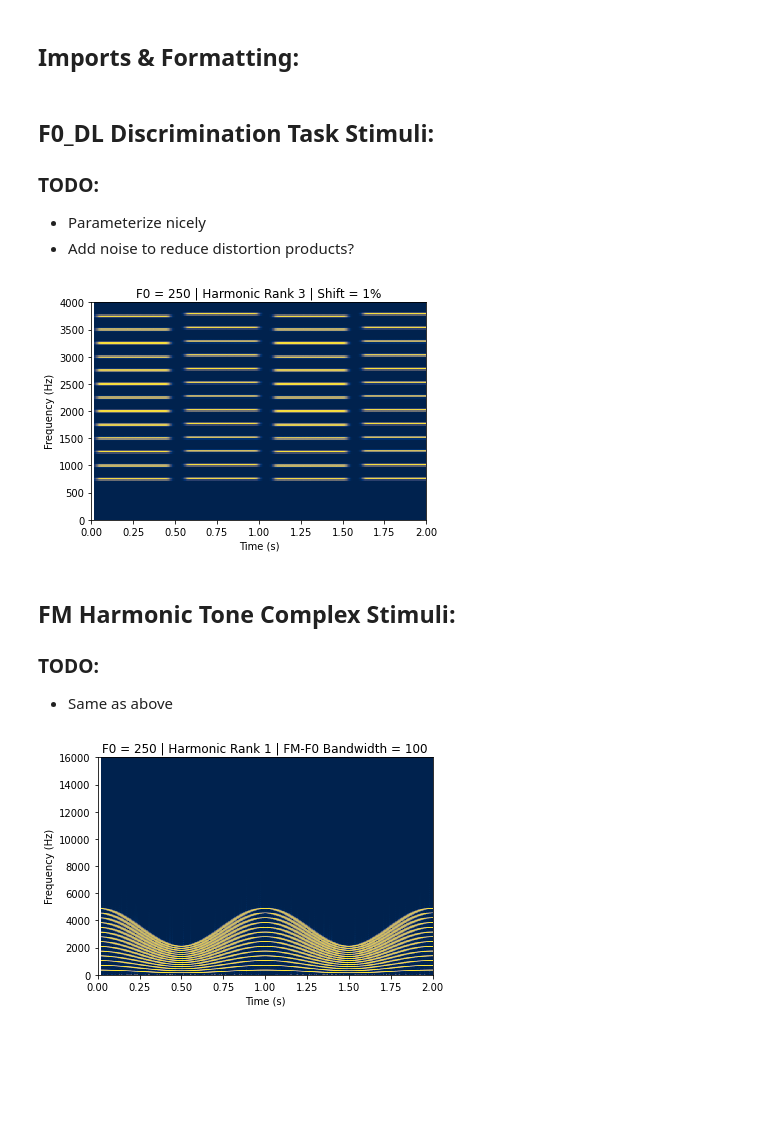
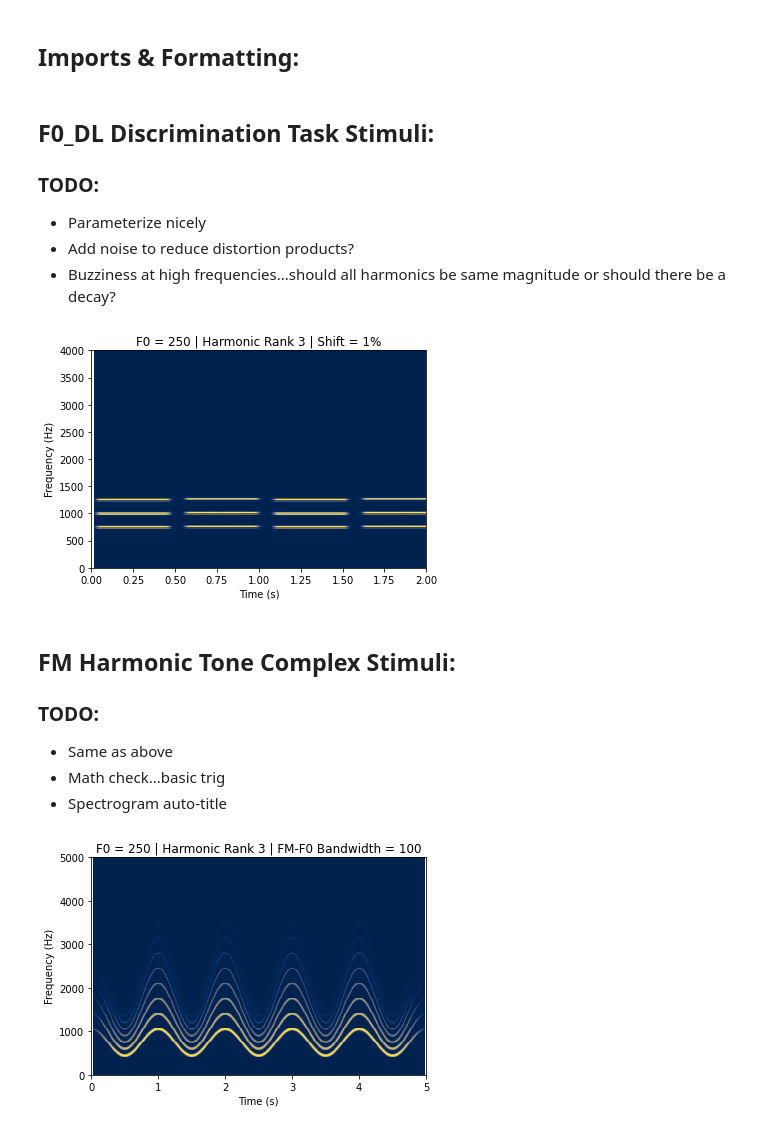
Before and after one commit to sivaprakasaman/Python_Coding_Toolbox, a Jupyter notebook: signal_processing/pitch/Pitch_Stimuli_Scratch.ipynb, the cells around one changed output. Drawn from its saved outputs; the diff is of its cells as text; code cells hidden in the pictures; blank space fills up the shorter version.

Commit message:
fixed FM stimulus error,max harmonic number was one short too.

```diff
--- a/signal_processing/pitch/Pitch_Stimuli_Scratch.ipynb
+++ b/signal_processing/pitch/Pitch_Stimuli_Scratch.ipynb
@@ -23,23 +23,26 @@ HTML('<style>{}</style>'.format(CSS))
 ### TODO:
    - Parameterize nicely
    - Add noise to reduce distortion products?
+   - Buzziness at high frequencies...should all harmonics be same magnitude or should there be a decay?
 # %%
 F0 = 250;
 shift = 0.01;
 harm_rank = 3;
-tot_harm = 16;
+tot_harm = 5;
 
 fs = 44100
-atten = 0.75;
+atten = 0.2;
 spacing = .03;
 dur_sec = .5;
 ramp_dur = 0.2;
 
 ###################################################################################################################
-freq_Hz1 = np.arange(harm_rank,tot_harm)*F0;
+freq_Hz1 = np.arange(harm_rank,tot_harm+1)*F0;
 freq_Hz2 = freq_Hz1*(1+shift);
+mags = atten*np.ones(len(freq_Hz1));
+#exponentially drop harmonic mags
+#mags = atten*np.ones(len(freq_Hz1))*np.exp(-np.arange(0,len(freq_Hz1)));
 
-mags = atten*np.ones(len(freq_Hz1));
 phi = np.zeros(len(freq_Hz1));
 space = np.zeros(round(spacing*fs));
 
@@ -58,43 +61,53 @@ get_spect(signal, fs, DR = 30, BW = 100, xlim = [0,2], ylim = [0,4e3],
 
 sound(signal,fs,fname = 'f0dl.wav',savefile = 0)
 # %% [output]
-[figure, old version]
+[figure, new version]
 # %% [markdown]
 ## FM Harmonic Tone Complex Stimuli:
 ### TODO:
    - Same as above
+   - Math check...basic trig
+   - Spectrogram auto-title
 # %%
 %matplotlib inline
 
 F0 = 250;
 a_mod = 100;
 rate_mod = 1;
-harm_rank = 1;
+harm_rank = 3;
 tot_harm = 15;
 fs = 44100
-dur_sec = 3;
-amp = 0.7;
+dur_sec = 5;
+atten = .2;
 
 
 samples = np.arange(0,fs*dur_sec);
 time_sec = samples/fs;
-harm_no = np.arange(harm_rank,tot_harm);
+harm_no = np.arange(harm_rank,tot_harm+1);
+mags = atten*np.ones(len(harm_no));
+
+#[OPTIONAL] decay to reduce buzziness
+mags = atten*np.ones(len(harm_no))*np.exp(-.5*np.arange(0,len(harm_no)));
 
 for i in range(len(harm_no)):
-    amp_mod = a_mod*harm_no[i];
+    amp_mod = a_mod*(harm_no[i]);
     F0_temp = F0*harm_no[i];
     mod = amp_mod*np.sin(2*np.pi*rate_mod*time_sec);
-    sig_temp = amp*np.sin(2*np.pi*F0_temp*time_sec + mod);
+    sig_temp = mags[i]*np.sin(2*np.pi*F0_temp*time_sec + mod/rate_mod);
 
     sig_arr = np.array(sig_temp)
 
     if i==0:
         sig = sig_arr;
     else:
         sig = sig + sig_arr;
 
+ham_win = np.hamming(round(dur_sec*fs*ramp_dur));
+ham = np.concatenate([ham_win[0:round(len(ham_win)/2)],np.ones(round((dur_sec*(1-ramp_dur))*fs)),
+                      ham_win[round(len(ham_win)/2):len(ham_win)]]);
+sig = ham*sig;
 sound(sig,fs,fname = 'FM.wav',savefile = 0)
-get_spect(sig, fs, DR = 200, BW = 100, xlim = [0,2], ylim = [0,16e3],
-          colormap = 'cividis', title = 'F0 = 250 | Harmonic Rank 1 | FM-F0 Bandwidth = 100');
+get_spect(sig, fs, DR = 200, BW = 100, xlim = [0,5], ylim = [0,5e3],
+          colormap = 'cividis', title = 'F0 = 250 | Harmonic Rank 3 | FM-F0 Bandwidth = 100');
 # %% [output]
-[figure, old version]
+[figure, new version]
```
